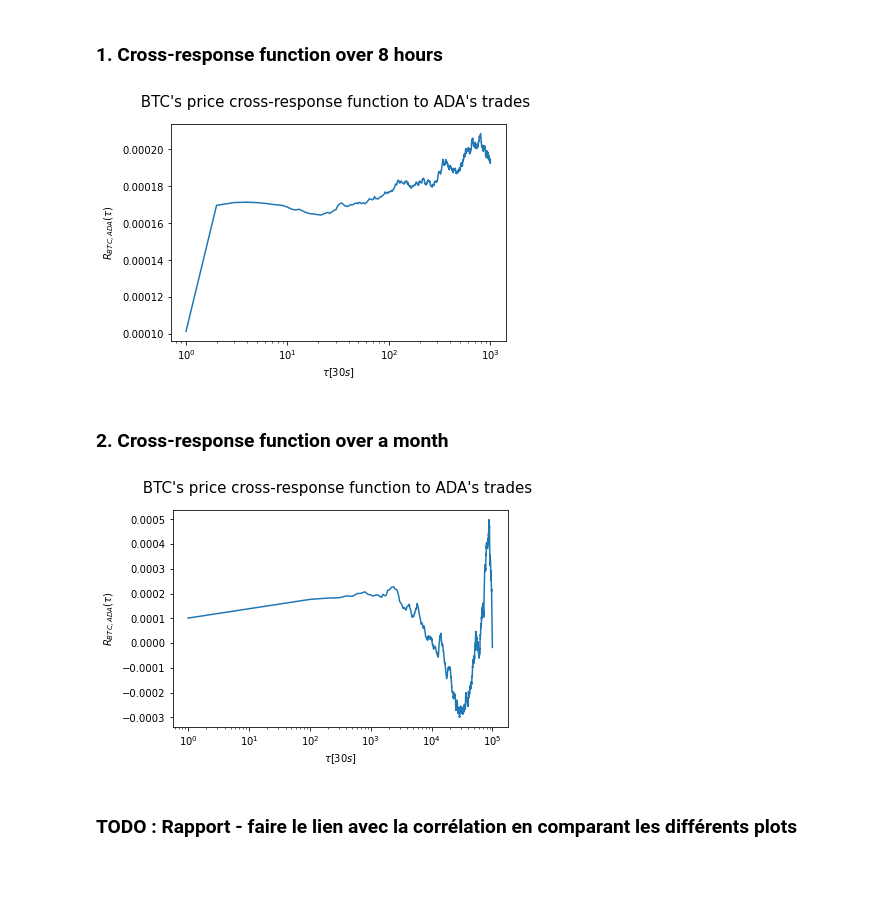
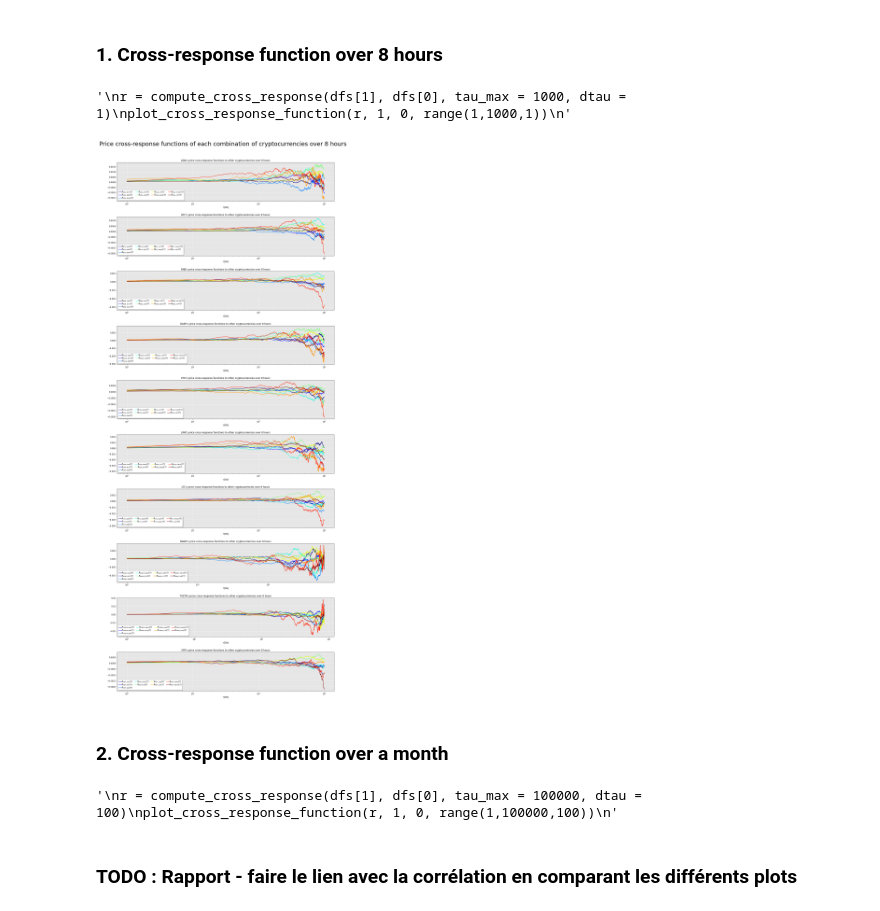
Before and after one commit to lpdbrx/FIN525-Bitcoin-Impact, a Jupyter notebook: Cross Cryptocurrency Response Function.ipynb, the cells around one changed output. Saved outputs shown, nothing was run; the diff lists cells and outputs as text; code cells hidden in the pictures; blank space fills up the shorter version.

```diff
--- a/Cross Cryptocurrency Response Function.ipynb
+++ b/Cross Cryptocurrency Response Function.ipynb
@@ -442,7 +468,10 @@ def plot_cross_response_function(c_r, i, j, taus):
     plt.plot(taus,c_r)
     #plt.savefig('images/'+title+'.png', dpi=300)
 # %%
+# Test
+"""
 r = compute_cross_response(dfs[1], dfs[0], tau_max = 1000, dtau = 1)
 plot_cross_response_function(r, 1, 0, range(1,1000,1))
+"""
 # %% [output]
-[figure, removed]
+'\nr = compute_cross_response(dfs[1], dfs[0], tau_max = 1000, dtau = 1)\nplot_cross_response_function(r, 1, 0, range(1,1000,1))\n'
@@ -468,9 +478,12 @@ def plot_all_cross_response_function_for_i(c_rs, i, taus):
 # %%
-# Computing the cross-response functions of every combinations of cryptocurrencies and saving the plots
-for i in range(len(symbs)):
-    c_rs = []
-    for j in range(len(symbs)):
-        if i!=j:
-            c_rs.append(compute_cross_response(dfs[i], dfs[j], tau_max = 1000, dtau = 1))
-            #c_rs.append(compute_cross_response(dfs[i][-1001:], dfs[j][-1001:], tau_max = 1000, dtau = 1))
-    plot_all_cross_response_function_for_i(c_rs, i, range(1,1000,1))
+def compute_all_cross_responses(dfs, tau_max = 1000, dtau = 1):
+    # Computing the cross-response functions of every combinations of cryptocurrencies and saving the plots
+    c_rs_all = []
+    for i in range(len(symbs)):
+        c_rs = []
+        for j in range(len(symbs)):
+            if i!=j:
+                c_rs.append(compute_cross_response(dfs[i], dfs[j], tau_max = tau_max, dtau = dtau))
+                #c_rs.append(compute_cross_response(dfs[i][-1001:], dfs[j][-1001:], tau_max = 1000, dtau = 1))
+        c_rs_all.append(c_rs)
+    return np.array(c_rs_all)
@@ -476,0 +535,15 @@ for i in range(len(symbs)):
+# %%
+# Test
+"""
+def dataframe_range_dates(df, start_date, end_date):
+    return df.loc[(df.index > start_date) & (df.index <= end_date)]
+
+small_dfs = []
+for df in dfs :
+    small_df = dataframe_range_dates(df, '2020-01-01 00:00:00', '2020-01-03 10:00:00')
+    small_dfs.append(small_df)
+small_c_rs_all = compute_all_cross_responses(small_dfs)
+plot_all_cross_response_function(small_c_rs_all, range(1,1000,1))
+"""
+# %% [output]
+[figure, added]
@@ -477,7 +561,10 @@ for i in range(len(symbs)):
 # %% [markdown]
 ### 2. Cross-response function over a month
 # %%
+#Test for one plot
+"""
 r = compute_cross_response(dfs[1], dfs[0], tau_max = 100000, dtau = 100)
 plot_cross_response_function(r, 1, 0, range(1,100000,100))
+"""
 # %% [output]
-[figure, removed]
+'\nr = compute_cross_response(dfs[1], dfs[0], tau_max = 100000, dtau = 100)\nplot_cross_response_function(r, 1, 0, range(1,100000,100))\n'
```
Also changed, not shown: parts of 20 cells of this notebook.
